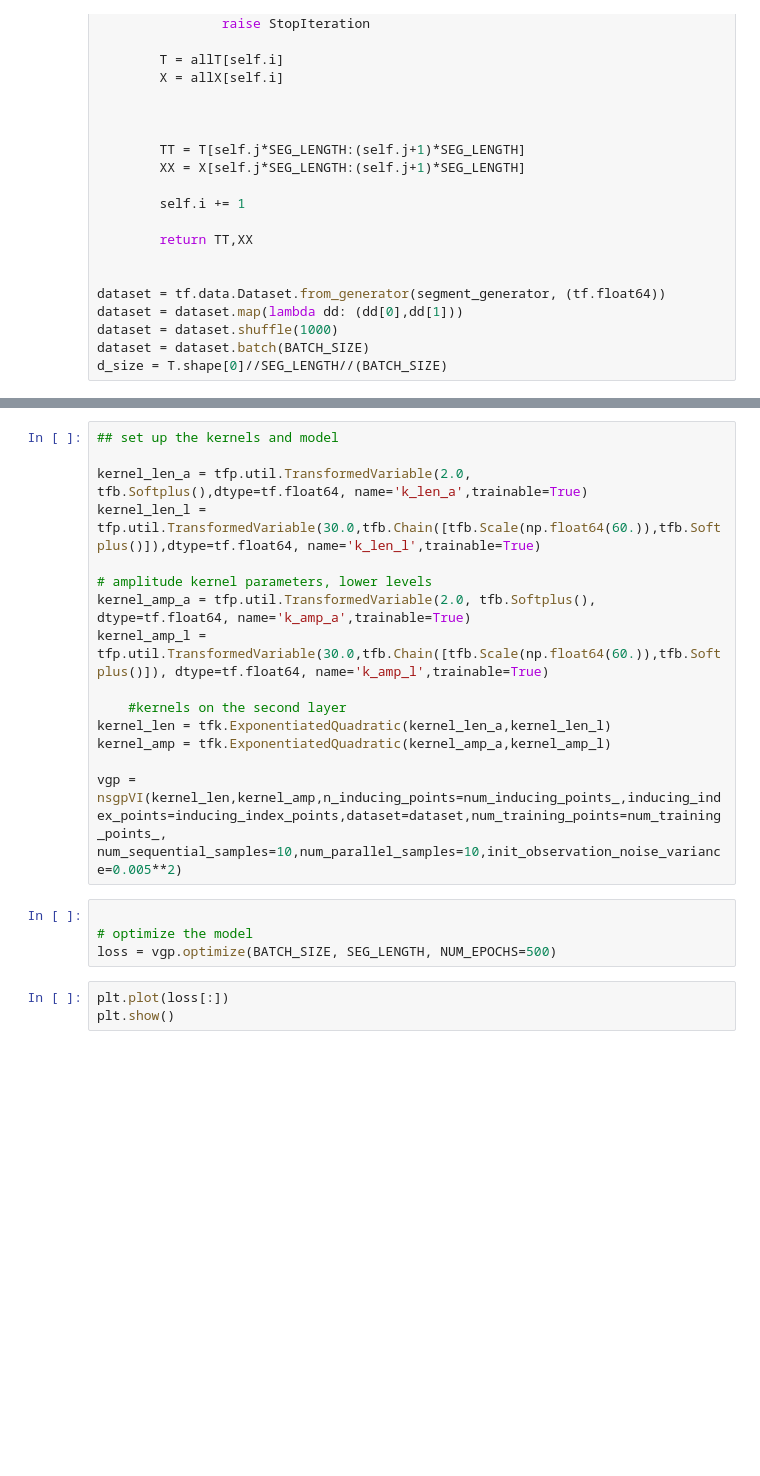
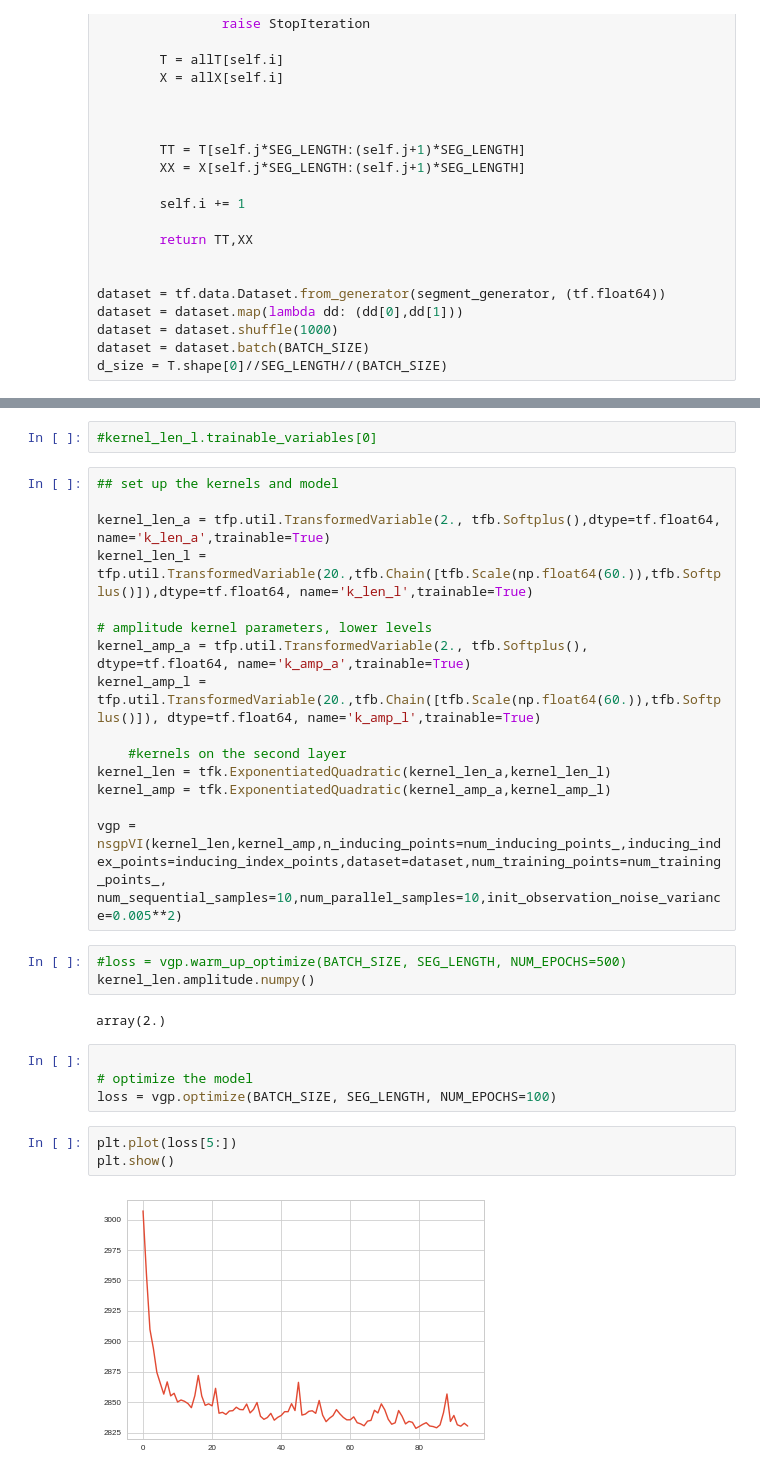
Before and after one commit to ctorney/vi-nsgp, a Jupyter notebook: synthetic-inference/inference.ipynb, the cells around one changed output, grey strips where cells are left out. Drawn from its saved outputs; the diff is of its cells as text; blank space fills up the shorter version.

```diff
--- a/synthetic-inference/inference.ipynb
+++ b/synthetic-inference/inference.ipynb
@@ -110,25 +142,34 @@ for d in dataset:
+# %%
+#kernel_len_l.trainable_variables[0]
 # %%
 ## set up the kernels and model
 
-kernel_len_a = tfp.util.TransformedVariable(2.0, tfb.Softplus(),dtype=tf.float64, name='k_len_a',trainable=True)
-kernel_len_l = tfp.util.TransformedVariable(30.0,tfb.Chain([tfb.Scale(np.float64(60.)),tfb.Softplus()]),dtype=tf.float64, name='k_len_l',trainable=True)
+kernel_len_a = tfp.util.TransformedVariable(2., tfb.Softplus(),dtype=tf.float64, name='k_len_a',trainable=True)
+kernel_len_l = tfp.util.TransformedVariable(20.,tfb.Chain([tfb.Scale(np.float64(60.)),tfb.Softplus()]),dtype=tf.float64, name='k_len_l',trainable=True)
 
 # amplitude kernel parameters, lower levels
-kernel_amp_a = tfp.util.TransformedVariable(2.0, tfb.Softplus(), dtype=tf.float64, name='k_amp_a',trainable=True)
-kernel_amp_l = tfp.util.TransformedVariable(30.0,tfb.Chain([tfb.Scale(np.float64(60.)),tfb.Softplus()]), dtype=tf.float64, name='k_amp_l',trainable=True)
+kernel_amp_a = tfp.util.TransformedVariable(2., tfb.Softplus(), dtype=tf.float64, name='k_amp_a',trainable=True)
+kernel_amp_l = tfp.util.TransformedVariable(20.,tfb.Chain([tfb.Scale(np.float64(60.)),tfb.Softplus()]), dtype=tf.float64, name='k_amp_l',trainable=True)
 
     #kernels on the second layer
 kernel_len = tfk.ExponentiatedQuadratic(kernel_len_a,kernel_len_l)
 kernel_amp = tfk.ExponentiatedQuadratic(kernel_amp_a,kernel_amp_l)
 
 vgp = nsgpVI(kernel_len,kernel_amp,n_inducing_points=num_inducing_points_,inducing_index_points=inducing_index_points,dataset=dataset,num_training_points=num_training_points_, num_sequential_samples=10,num_parallel_samples=10,init_observation_noise_variance=0.005**2)
+# %%
+#loss = vgp.warm_up_optimize(BATCH_SIZE, SEG_LENGTH, NUM_EPOCHS=500)
+kernel_len.amplitude.numpy()
+# %% [output]
+array(2.)
 # %%
 
 # optimize the model
-loss = vgp.optimize(BATCH_SIZE, SEG_LENGTH, NUM_EPOCHS=500)
+loss = vgp.optimize(BATCH_SIZE, SEG_LENGTH, NUM_EPOCHS=100)
-# %%
-plt.plot(loss[:])
-plt.show()
+# %%
+plt.plot(loss[5:])
+plt.show()
+# %% [output]
+[figure, added]
 # %%
 
 ZZ = np.linspace(0,24*60,200)[:,None]
```
Also changed, not shown: parts of 6 cells of this notebook.
